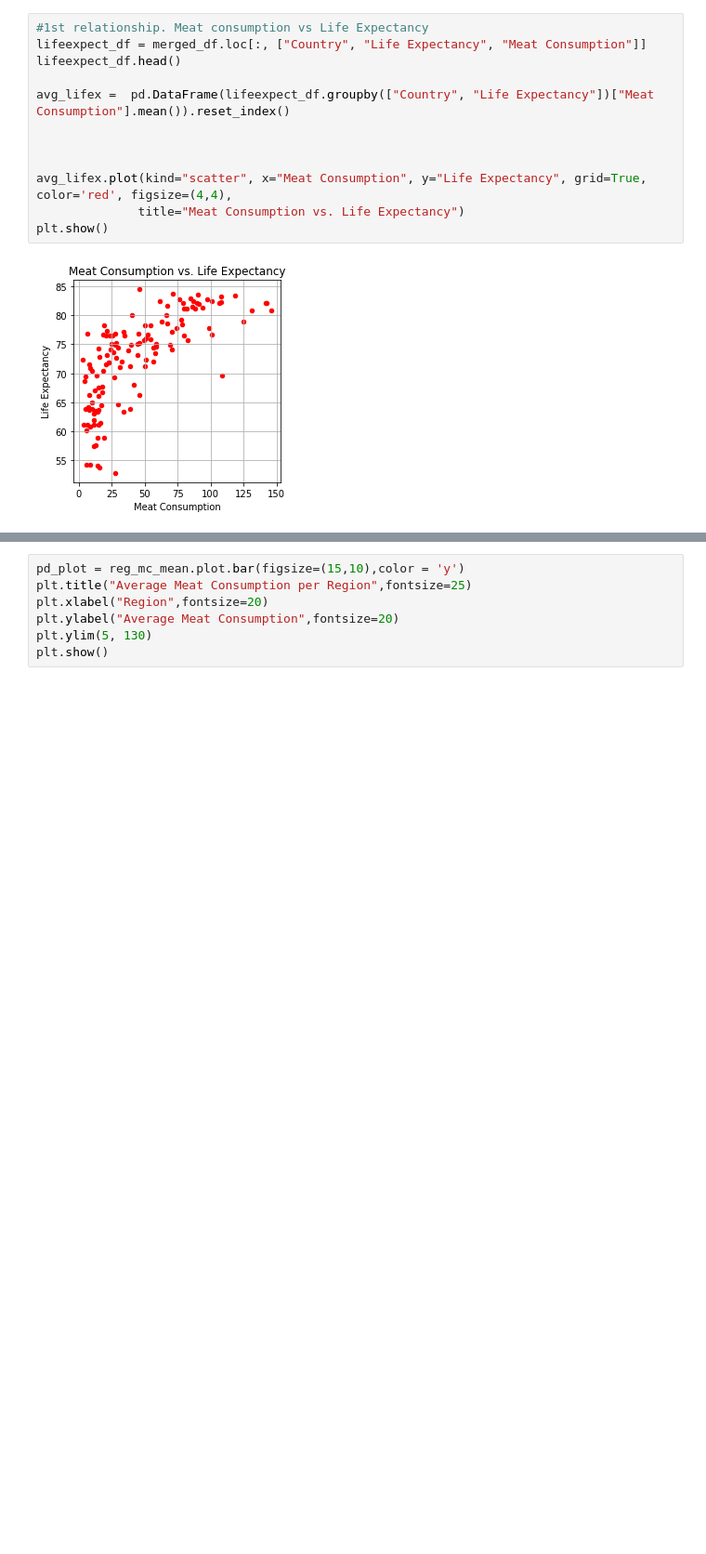
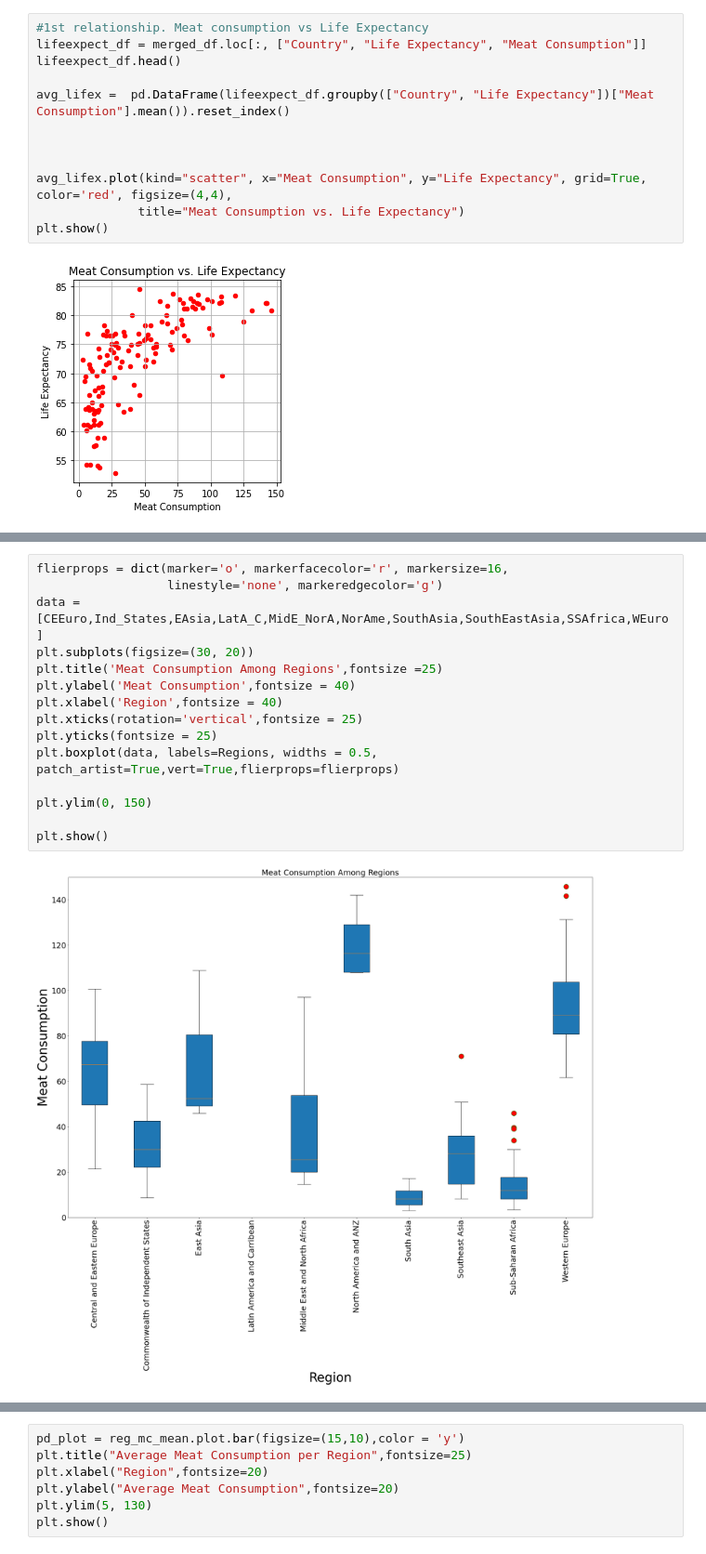
Before and after one commit to ermcgrew/bootcamp_project_one, a Jupyter notebook: data_analysis.ipynb, the cells around one changed output, grey strips where cells are left out. Shown: that part at 93% size. Drawn from its saved outputs; the diff is of its cells as text; blank space fills up the shorter version.

```diff
--- a/data_analysis.ipynb
+++ b/data_analysis.ipynb
@@ -317,0 +355,17 @@ lifex_mc_summary
+# %%
+flierprops = dict(marker='o', markerfacecolor='r', markersize=16,
+                  linestyle='none', markeredgecolor='g')
+data = [CEEuro,Ind_States,EAsia,LatA_C,MidE_NorA,NorAme,SouthAsia,SouthEastAsia,SSAfrica,WEuro]
+plt.subplots(figsize=(30, 20))
+plt.title('Meat Consumption Among Regions',fontsize =25)
+plt.ylabel('Meat Consumption',fontsize = 40)
+plt.xlabel('Region',fontsize = 40)
+plt.xticks(rotation='vertical',fontsize = 25)
+plt.yticks(fontsize = 25)
+plt.boxplot(data, labels=Regions, widths = 0.5, patch_artist=True,vert=True,flierprops=flierprops)
+
+plt.ylim(0, 150)
+
+plt.show()
+# %% [output]
+[figure, added]
```
Also changed, not shown: parts of 5 cells of this notebook.
